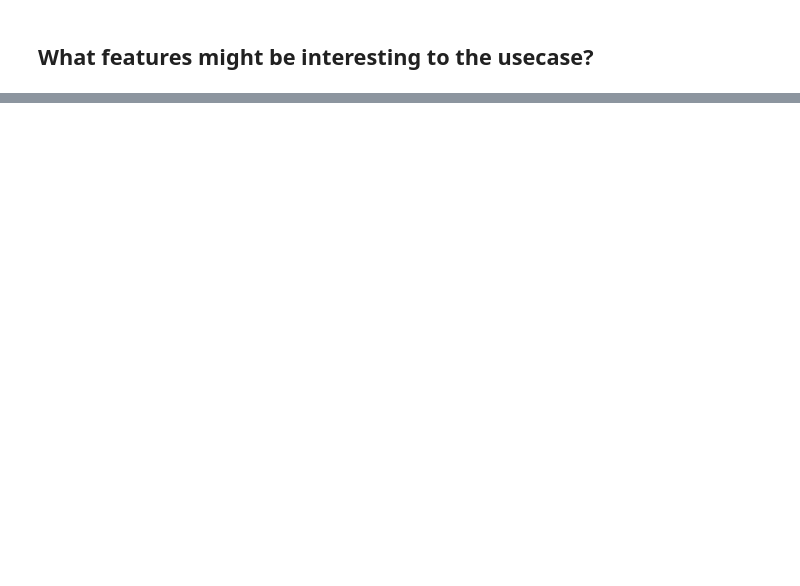
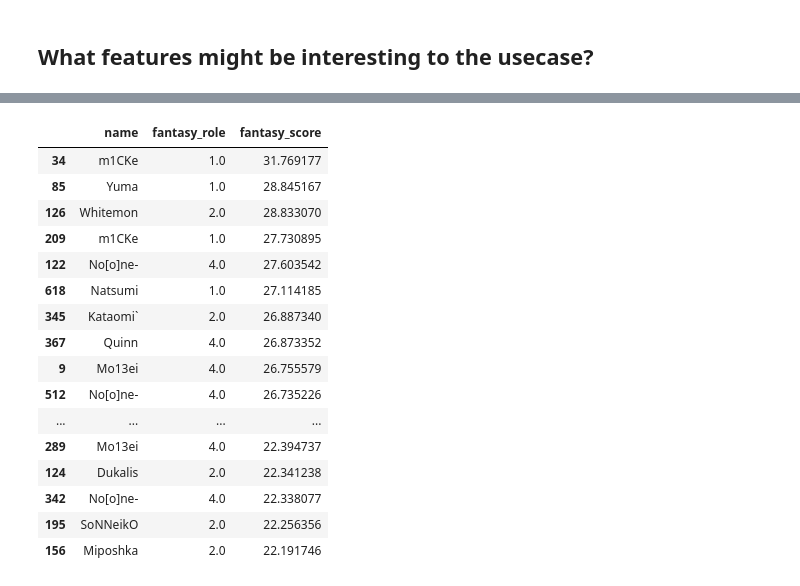
Before and after one commit to Burny101/dota-fantasy, a Jupyter notebook: exploration.ipynb, the cells around one changed output, grey strips where cells are left out. Drawn from its saved outputs; the diff is of its cells as text; code cells hidden in the pictures; blank space fills up the shorter version.

```diff
--- a/exploration.ipynb
+++ b/exploration.ipynb
@@ -157,0 +340,15 @@ What features have no value on the usecase?
+# %%
+df_players.loc[df_players['account_id'] == 155162307, 'name'] = "Smiling Knight"
+df_players.loc[df_players['account_id'] == 155162307, 'fantasy_role'] = 1
+
+df_players.loc[df_players['account_id'] == 115464954, 'name'] = "dEsire"
+df_players.loc[df_players['account_id'] == 115464954, 'fantasy_role'] = 2
+
+df_players.loc[df_players['account_id'] == 238239590, 'name'] = "Bryle"
+df_players.loc[df_players['account_id'] == 238239590, 'fantasy_role'] = 4
+
+df_players.loc[df_players['account_id'] == 97658618, 'name'] = "Timado"
+df_players.loc[df_players['account_id'] == 97658618, 'fantasy_role'] = 1
+
+df_players.loc[df_players['account_id'] == 369342470, 'name'] = "SoNNeikO"
+df_players.loc[df_players['account_id'] == 369342470, 'fantasy_role'] = 2
@@ -157,0 +404,38 @@ What features have no value on the usecase?
+# %%
+def calculate_fantasy_score(row):
+	return (
+		row['kills'] * 0.3 +
+		(3 - row['deaths'] * 0.3) +
+		(row['last_hits'] + row['denies']) * 0.003 +
+		row['gold_per_min'] * 0.002 +
+		row['towers_killed'] +
+		row['roshans_killed'] +
+		row['teamfight_participation'] * 3 +
+		row['obs_placed'] * 0.5 +
+		row['camps_stacked'] * 0.5 +
+		row['rune_pickups'] * 0.25 +
+		row['firstblood_claimed'] * 4 +
+		row['stuns'] * 0.05
+	)
+
+df_players['fantasy_score'] = df_players.apply(calculate_fantasy_score, axis=1)
+# %%
+df_players[['name', 'fantasy_role', 'fantasy_score']].sort_values('fantasy_score', ascending=False).head(50)
+# %% [output]
+|  | name | fantasy_role | fantasy_score |
+| 34 | m1CKe | 1.0 | 31.769177 |
+| 85 | Yuma | 1.0 | 28.845167 |
+| 126 | Whitemon | 2.0 | 28.833070 |
+| 209 | m1CKe | 1.0 | 27.730895 |
+| 122 | No[o]ne- | 4.0 | 27.603542 |
+| 618 | Natsumi | 1.0 | 27.114185 |
+| 345 | Kataomi` | 2.0 | 26.887340 |
+| 367 | Quinn | 4.0 | 26.873352 |
+| 9 | Mo13ei | 4.0 | 26.755579 |
+| 512 | No[o]ne- | 4.0 | 26.735226 |
+| ... | ... | ... | ... |
+| 289 | Mo13ei | 4.0 | 22.394737 |
+| 124 | Dukalis | 2.0 | 22.341238 |
+| 342 | No[o]ne- | 4.0 | 22.338077 |
+| 195 | SoNNeikO | 2.0 | 22.256356 |
+| 156 | Miposhka | 2.0 | 22.191746 |
```
Also changed, not shown: parts of 34 cells of this notebook.
